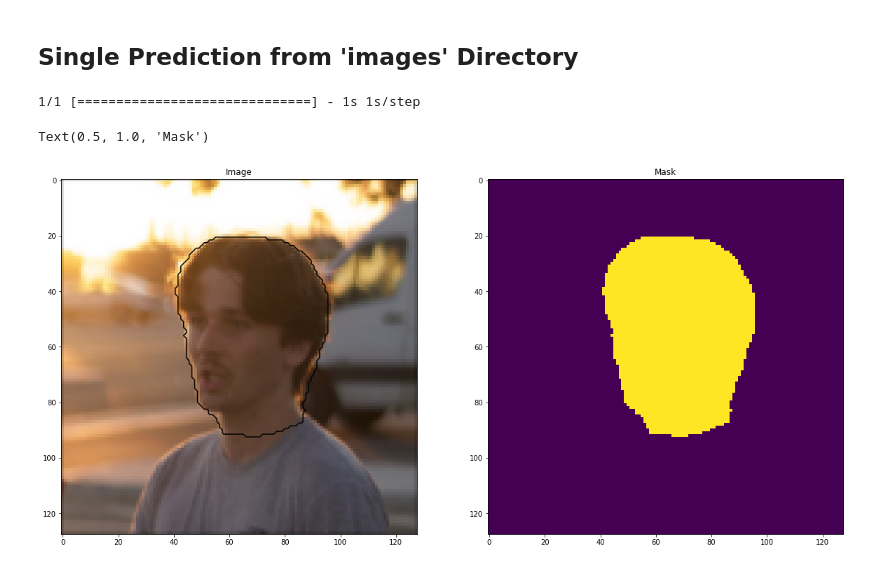
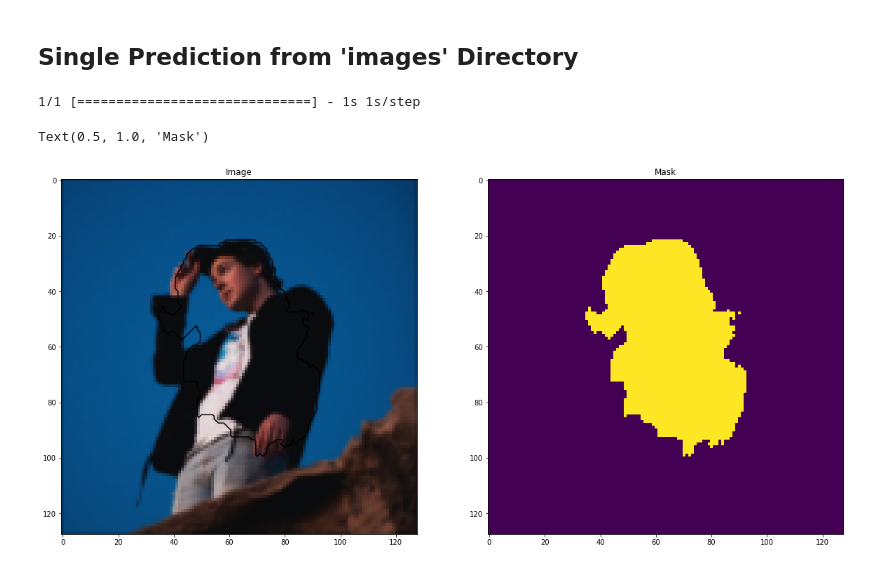
Before and after one commit to Team-SWANK/Face-Segmentation-Network, a Jupyter notebook: Face-Segmentation.ipynb, the cells around one changed output. Saved outputs shown, nothing was run; the diff lists cells and outputs as text; code cells hidden in the pictures.

```diff
--- a/Face-Segmentation.ipynb
+++ b/Face-Segmentation.ipynb
@@ -326,25 +326,25 @@ plot_sample(X_train, Y_train, preds_train, preds_train_t, ix=ix)
 # %%
 model.load_weights('face-segmentation.h5')
 
 from keras.preprocessing.image import array_to_img, img_to_array, load_img
 X = np.zeros((1, 128, 128, 3), dtype=np.float32)
 
 # insert img path here to test single image
-img = imread('./images/DSC00744.jpeg')
+img = imread('./images/DSC02369-2.jpg')
 
 x_img = resize(img, (IMG_HEIGHT, IMG_WIDTH), mode='constant', preserve_range=True)
 X[0] = x_img
 preds_test2 = model.predict(X, verbose=1)
 preds_test2 = (preds_test2 > 0.7).astype(np.uint8)
 
 fig, (ax1, ax2) = plt.subplots(1, 2, figsize = (20, 10))
 ax1.imshow(X[0].astype('uint8'))
 ax1.contour(preds_test2[0].squeeze(), colors='k', levels=[0.5])
 ax1.set_title('Image')
 
 ax2.imshow(preds_test2[0].squeeze(), vmin=0, vmax=1)
 ax2.set_title('Mask')
 # %% [output]
 1/1 [==============================] - 1s 1s/step
 Text(0.5, 1.0, 'Mask')
-[figure, old version]
+[figure, new version]
```
Also changed, not shown: 7 other files.
